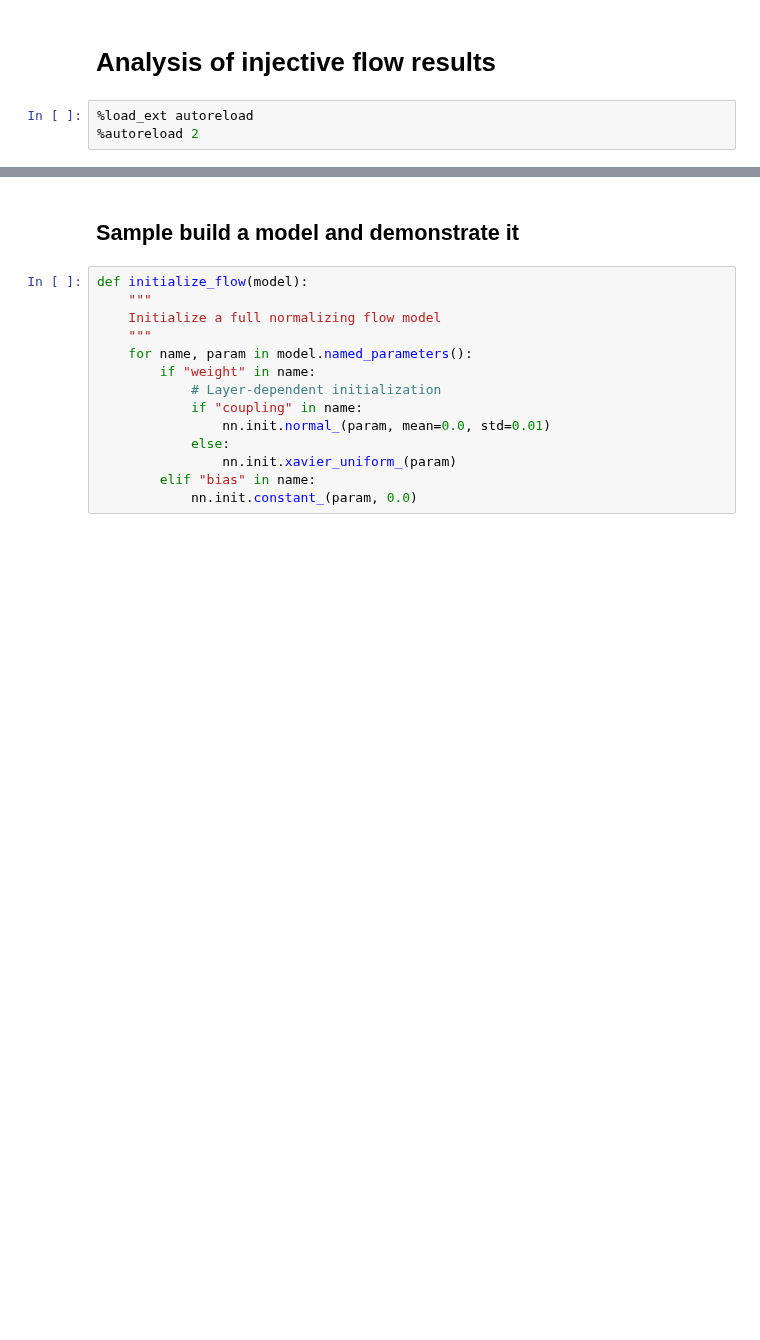
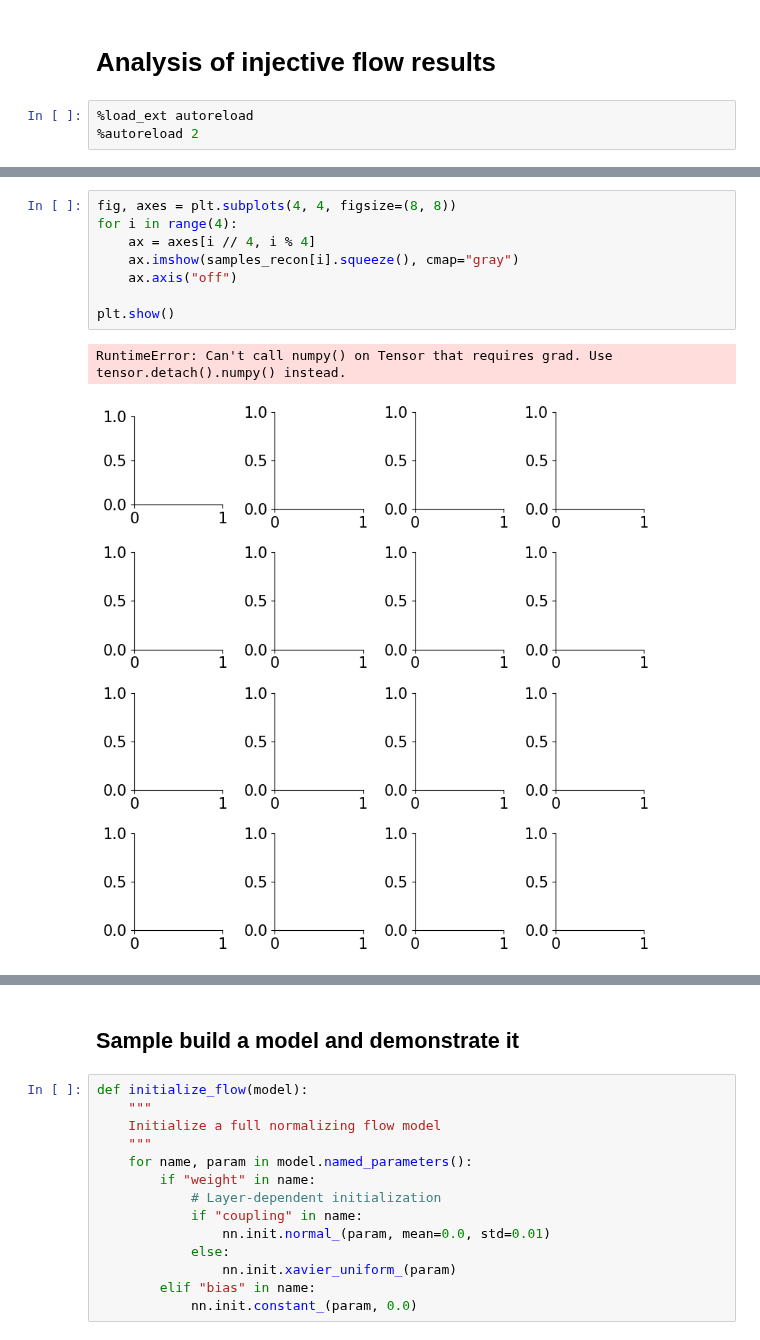
Before and after one commit to adam2392/ciflows, a Jupyter notebook: notebooks/01_injflow_results.ipynb, the cells around one changed output, grey strips where cells are left out. Saved outputs shown, nothing was run; the diff lists cells and outputs as text; blank space fills up the shorter version.

```diff
--- a/notebooks/01_injflow_results.ipynb
+++ b/notebooks/01_injflow_results.ipynb
@@ -91,4 +100,15 @@ tensor([[[nan, nan, nan,  ..., nan, nan, nan],
          [nan, nan, nan, nan, nan, nan, nan, nan],
          [nan, nan, nan, nan, nan, nan, nan, nan],
          [nan, nan, nan, nan, nan, nan, nan, nan]]], grad_fn=<SelectBackward0>)
+# %%
+fig, axes = plt.subplots(4, 4, figsize=(8, 8))
+for i in range(4):
+    ax = axes[i // 4, i % 4]
+    ax.imshow(samples_recon[i].squeeze(), cmap="gray")
+    ax.axis("off")
+
+plt.show()
+# %% [output]
+RuntimeError: Can't call numpy() on Tensor that requires grad. Use tensor.detach().numpy() instead.
+[figure, added]
 # %%
```
Also changed, not shown: parts of 11 cells of this notebook, 7 other files.
